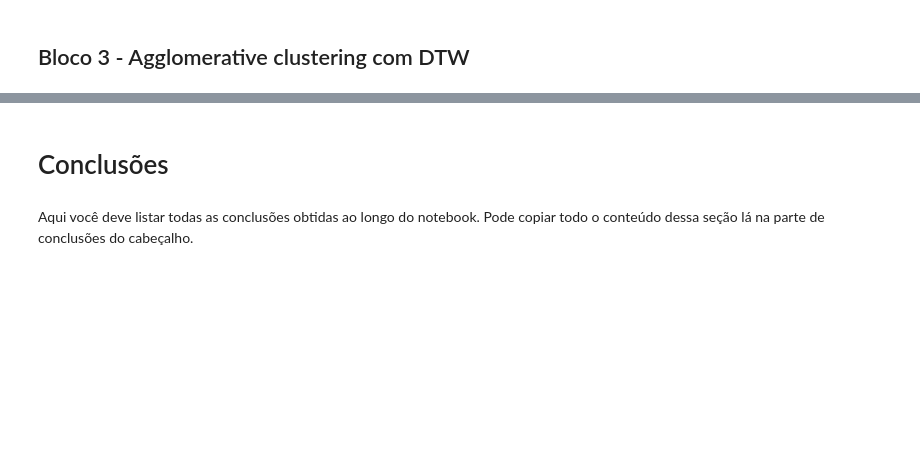
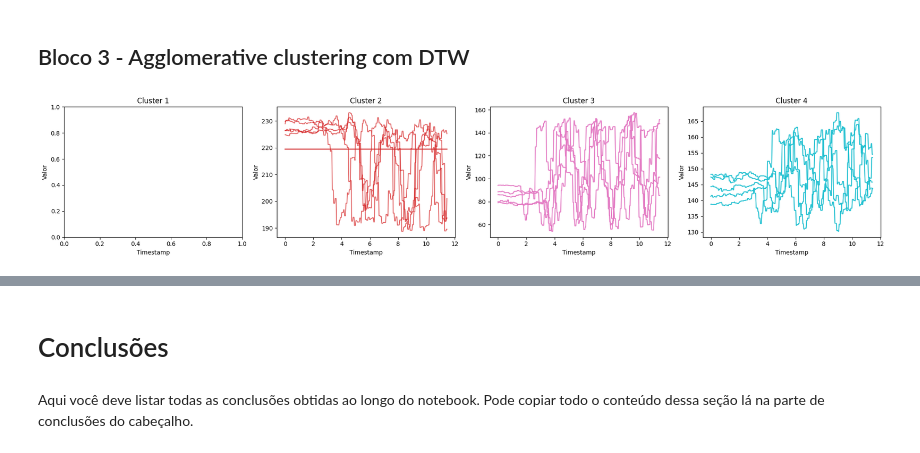
Before and after one commit to Yamakasuki/IC_Bros, a Jupyter notebook: notebooks/exploracao/testeMetodosCluster.ipynb, the cells around one changed output, grey strips where cells are left out. Cells and saved outputs as stored; diff of their text form; code cells hidden in the pictures; blank space fills up the shorter version.

```diff
--- a/notebooks/exploracao/testeMetodosCluster.ipynb
+++ b/notebooks/exploracao/testeMetodosCluster.ipynb
@@ -203,2 +245,22 @@ plt.show()
 # %% [markdown]
 ## Bloco 3 - Agglomerative clustering com DTW
+# %%
+df = df_original.copy()
+
+timestamp, series = separadataset(df)
+
+# Normalizar os dados
+scaler = StandardScaler()
+X_scaled = scaler.fit_transform(series)
+
+# Calcular a matriz de distância DTW
+distance_matrix = cdist_dtw(X_scaled)
+
+# Aplicar Hierarchical Clustering com DTW
+n_clusters = 4
+Z = linkage(distance_matrix, method='average')
+labels = fcluster(Z, t=n_clusters, criterion='maxclust')
+
+plot_grafico(series, n_clusters, labels, timestamp)
+# %% [output]
+[figure, added]
```
Also changed, not shown: parts of 7 cells of this notebook.
